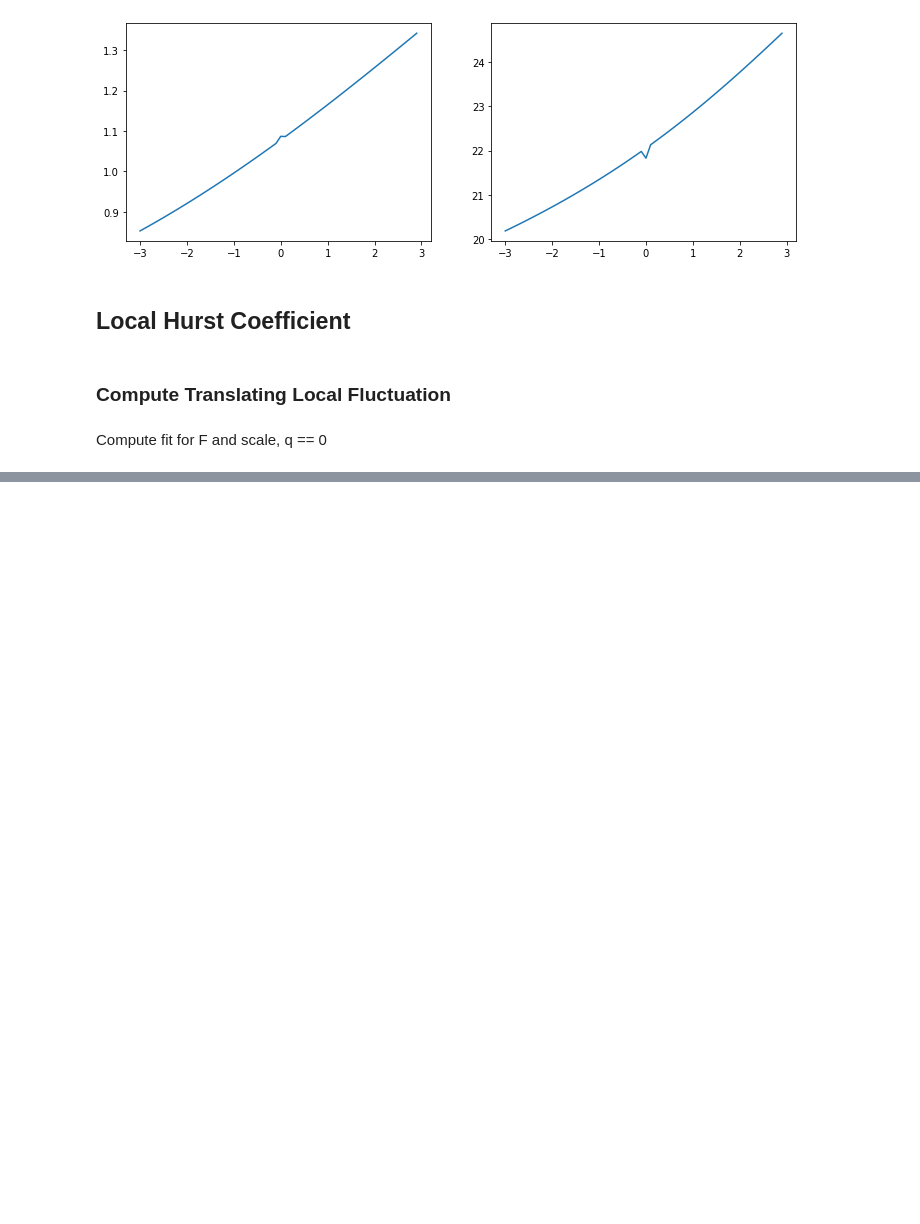
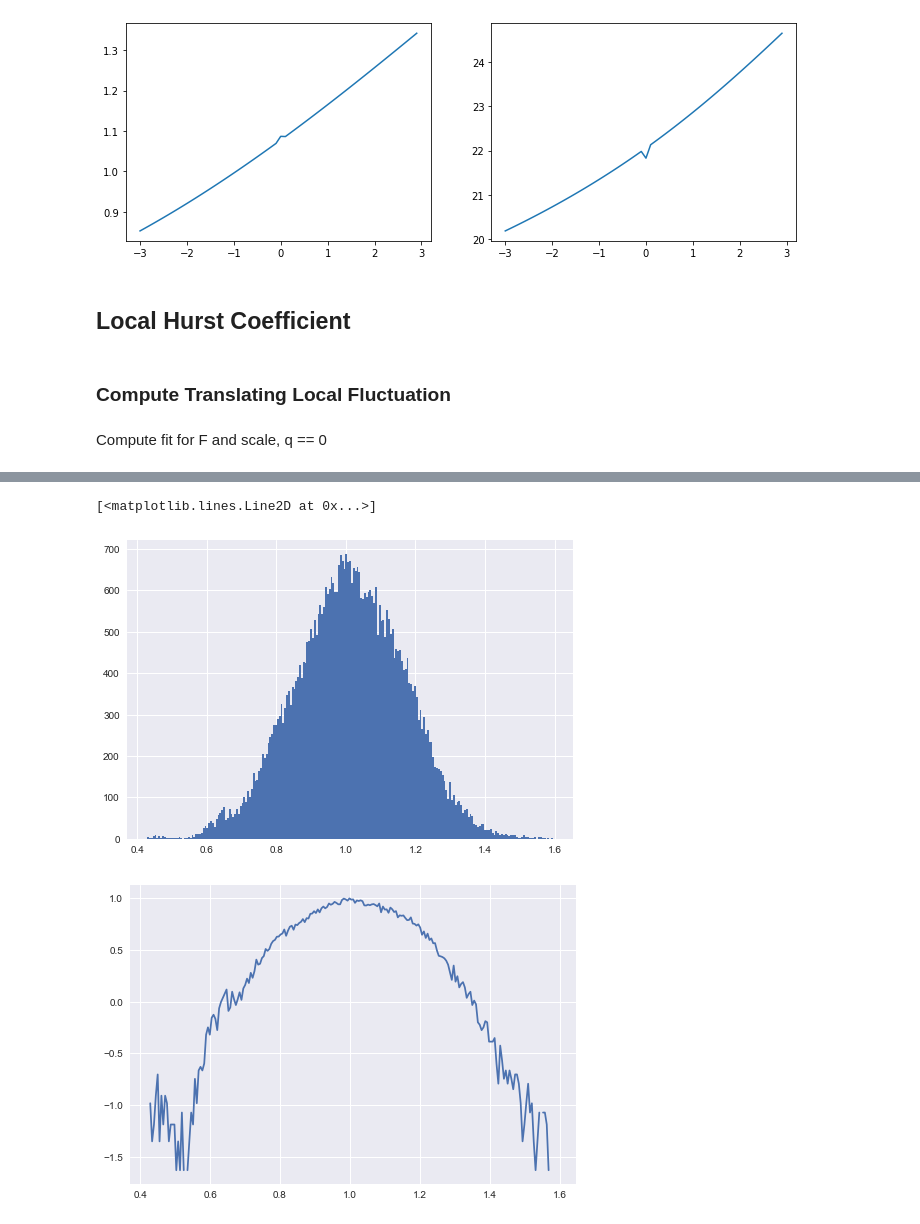
Before and after one commit to aribeller/multifractal_analysis, a Jupyter notebook: multifractal_tutorial.ipynb, the cells around one changed output, grey strips where cells are left out. Saved outputs shown, nothing was run; the diff lists cells and outputs as text; code cells hidden in the pictures; blank space fills up the shorter version.

```diff
--- a/multifractal_tutorial.ipynb
+++ b/multifractal_tutorial.ipynb
@@ -456,0 +471,22 @@ plt.plot(Ht[1,:2000])
+# %%
+Ht_series = Ht.ravel()
+num_bin = int(np.round(np.sqrt(len(Ht_series))))
+
+freq_by_bin, domain, _ = plt.hist(Ht_series, num_bin)
+
+Ph = freq_by_bin/np.sum(freq_by_bin)
+Ph_norm = Ph/np.max(Ph)
+
+fractal_spectrum = 1 - (np.log(Ph_norm)/-np.log(np.mean(scale_small)))
+
+plt.figure()
+
+plt.plot(domain[:219], fractal_spectrum)
+
+# fractal_spectrum = fractal_spectrum[fractal_spectrum > -10]
+# fractal_spectrum
+# # plt.plot(fractal_spectrum)
+# %% [output]
+[<matplotlib.lines.Line2D at 0x...>]
+[figure, added]
+[figure, added]
```
Also changed, not shown: parts of 5 cells of this notebook.
